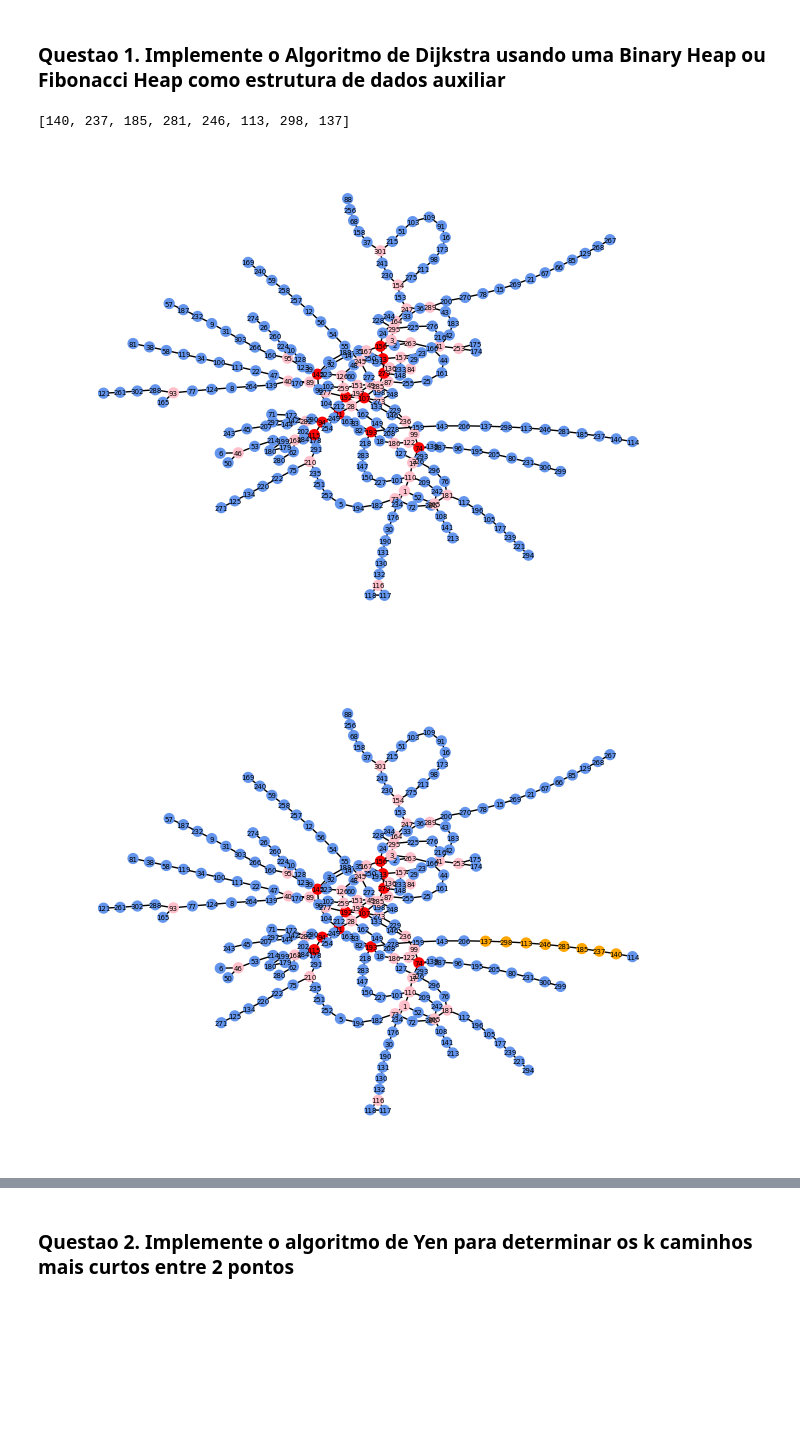
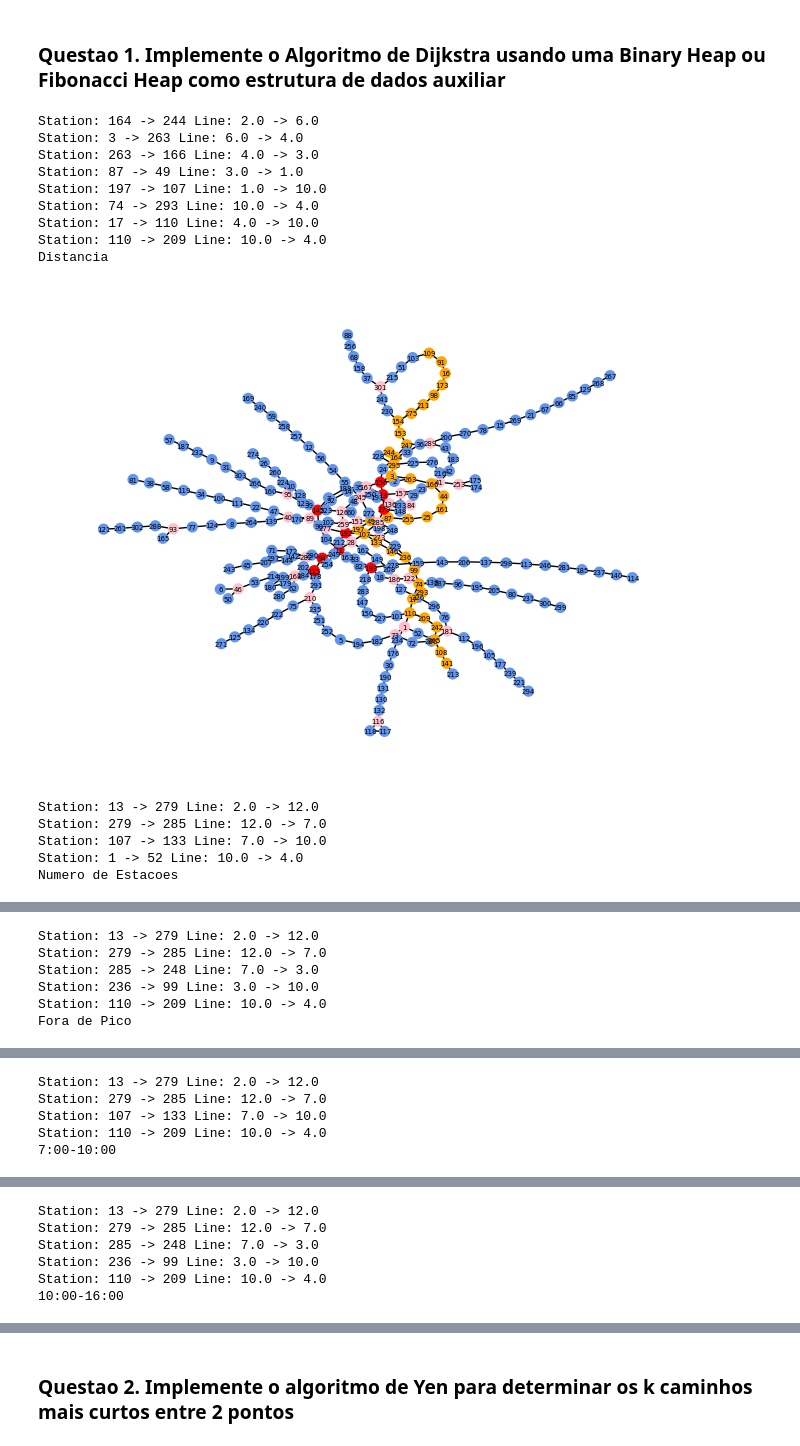
Before and after one commit to salvador-palma/DAA, a Jupyter notebook: Mini_Trabalho_2/main.ipynb, the cells around one changed output, grey strips where cells are left out. Cells and saved outputs as stored; diff of their text form; code cells hidden in the pictures; blank space fills up the shorter version.

Commit message:
line swap counter

```diff
--- a/Mini_Trabalho_2/main.ipynb
+++ b/Mini_Trabalho_2/main.ipynb
@@ -37,17 +37,29 @@ class Vertice:
         return c
 # %%
 class Aresta:
-    def __init__(self,frm : Vertice,to : Vertice,w=0,line=0):
+    def __init__(self,frm : Vertice,to : Vertice,d=0,line=0, ort=0,amrt=0,irt=0):
         self.origin : Vertice = frm
         self.destination : Vertice = to
-        self.weight = w
+        self.distance = d
         self.line = line
+        self.offrt = ort
+        self.amrt = amrt
+        self.interrt = irt
     def __str__(self):
         return "({0} -> {1}): {2}".format(self.origin.ID, self.destination.ID, self.weight)
     def __eq__(self, other):
         return self.origin == other.origin and self.destination == other.destination and self.weight == other.weight
     def __hash__(self):
         return hash( (self.origin, self.destination) )
+    def getValue(self, type : int):
+        return {
+            0:self.distance,
+            1:1,
+            2:self.offrt,
+            3:self.amrt,
+            4:self.interrt,
+            5:self.line
+        }[type]
     def setWeight(self,newW):
         self.weight = newW
     def oposto(self, v):
@@ -184,7 +228,10 @@ for i,trail in values.iterrows():
     to = int(trail['To Station Id'])
     weight = trail['Distance (Kms)']
     line = trail['Line']
-    grafo.addAresta(Vertice(frm),Vertice(to),weight,line)
+    ort = trail['Off Peak Running Time (mins)']
+    amrt =  trail['AM peak (0700-1000) Running Time (Mins)']
+    irt = trail['Inter peak (1000 - 1600) Running time (mins)']
+    grafo.addAresta(Vertice(frm),Vertice(to),weight,line,ort,amrt,irt)
 # %%
 grafo.plot(50,5)
 # %% [output]
@@ -243,9 +317,18 @@ d = dijkstras(grafo,Vertice(103))
-# %%
-path = dijkstras_path(grafo,Vertice(103), Vertice(221))
-print(path[0])
-grafo.plot(50,5)
-grafo.plot_path(path[0],50,5)
-# %% [output]
-[140, 237, 185, 281, 246, 113, 298, 137]
-[figure, removed]
-[figure, removed]
+# %%
+grafo.plot_all_paths(109,141)
+# %% [output]
+Station: 164 -> 244 Line: 2.0 -> 6.0
+Station: 3 -> 263 Line: 6.0 -> 4.0
+Station: 263 -> 166 Line: 4.0 -> 3.0
+Station: 87 -> 49 Line: 3.0 -> 1.0
+Station: 197 -> 107 Line: 1.0 -> 10.0
+Station: 74 -> 293 Line: 10.0 -> 4.0
+Station: 17 -> 110 Line: 4.0 -> 10.0
+Station: 110 -> 209 Line: 10.0 -> 4.0
+Distancia
+[figure, added]
+Station: 13 -> 279 Line: 2.0 -> 12.0
+Station: 279 -> 285 Line: 12.0 -> 7.0
+Station: 107 -> 133 Line: 7.0 -> 10.0
+Station: 1 -> 52 Line: 10.0 -> 4.0
+Numero de Estacoes
@@ -251,0 +336,6 @@ grafo.plot_path(path[0],50,5)
+Station: 13 -> 279 Line: 2.0 -> 12.0
+Station: 279 -> 285 Line: 12.0 -> 7.0
+Station: 285 -> 248 Line: 7.0 -> 3.0
+Station: 236 -> 99 Line: 3.0 -> 10.0
+Station: 110 -> 209 Line: 10.0 -> 4.0
+Fora de Pico
@@ -251,0 +343,5 @@ grafo.plot_path(path[0],50,5)
+Station: 13 -> 279 Line: 2.0 -> 12.0
+Station: 279 -> 285 Line: 12.0 -> 7.0
+Station: 107 -> 133 Line: 7.0 -> 10.0
+Station: 110 -> 209 Line: 10.0 -> 4.0
+7:00-10:00
@@ -251,0 +349,6 @@ grafo.plot_path(path[0],50,5)
+Station: 13 -> 279 Line: 2.0 -> 12.0
+Station: 279 -> 285 Line: 12.0 -> 7.0
+Station: 285 -> 248 Line: 7.0 -> 3.0
+Station: 236 -> 99 Line: 3.0 -> 10.0
+Station: 110 -> 209 Line: 10.0 -> 4.0
+10:00-16:00
```
Also changed, not shown: parts of 8 cells of this notebook.
